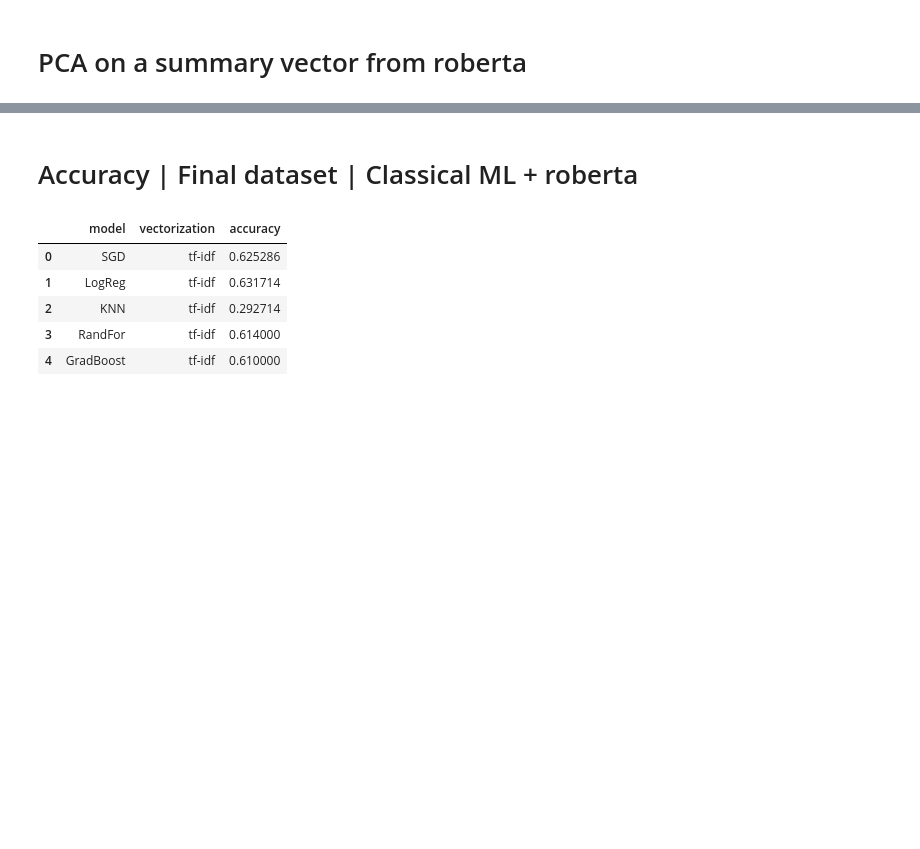
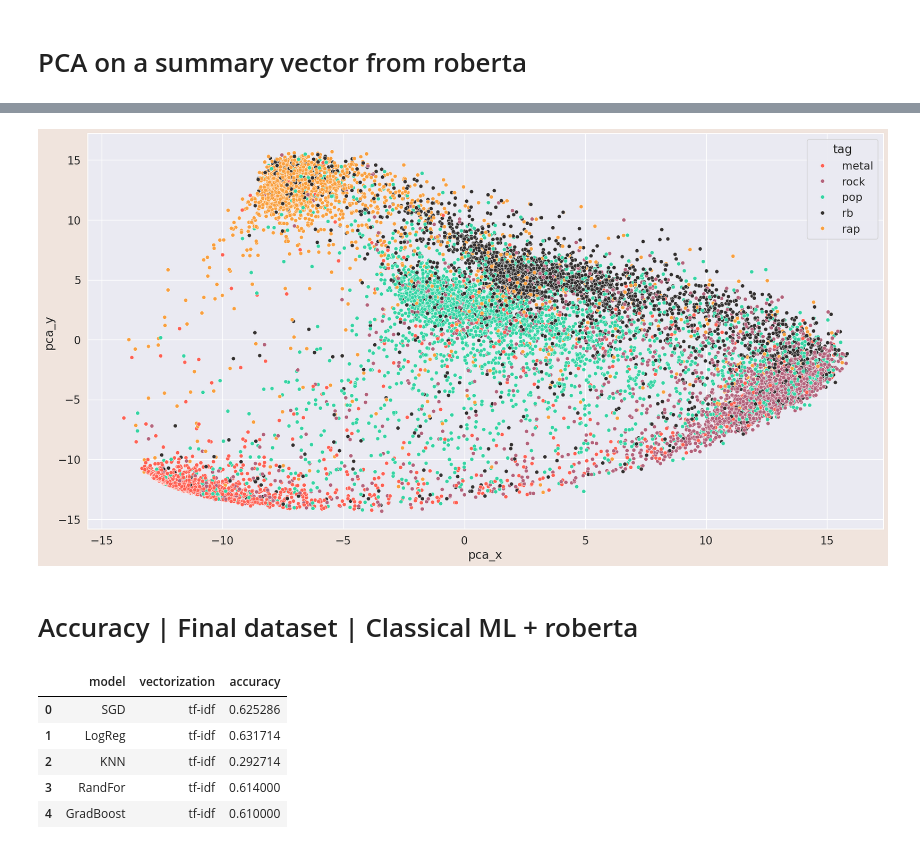
Before and after one commit to s7on1250/AnalyzingLyricsByAI, a Jupyter notebook: eda/dementia_eda.ipynb, the cells around one changed output, grey strips where cells are left out. Drawn from its saved outputs; the diff is of its cells as text; code cells hidden in the pictures; blank space fills up the shorter version.

```diff
--- a/eda/dementia_eda.ipynb
+++ b/eda/dementia_eda.ipynb
@@ -83,8 +97,14 @@ df['pca_y'] = df['pca'].apply(lambda x: x[1])
 # %%
 # Plot the data
-plt.figure(figsize=(20, 20))
-sns.scatterplot(x='pca_x', y='pca_y', hue='tag', data=df)
+plt.figure(figsize=(20, 10))
+# set background color
+plt.gcf().set_facecolor('#f0e4dd')
+
+
+sns.scatterplot(x='pca_x', y='pca_y', hue='tag', data=df, s=30)
 plt.savefig('pca.png')
+# %% [output]
+[figure, added]
 # %% [markdown]
 # Accuracy | Final dataset | Classical ML + roberta
 # %%
```
Also changed, not shown: parts of 6 cells of this notebook, 6 other files.
